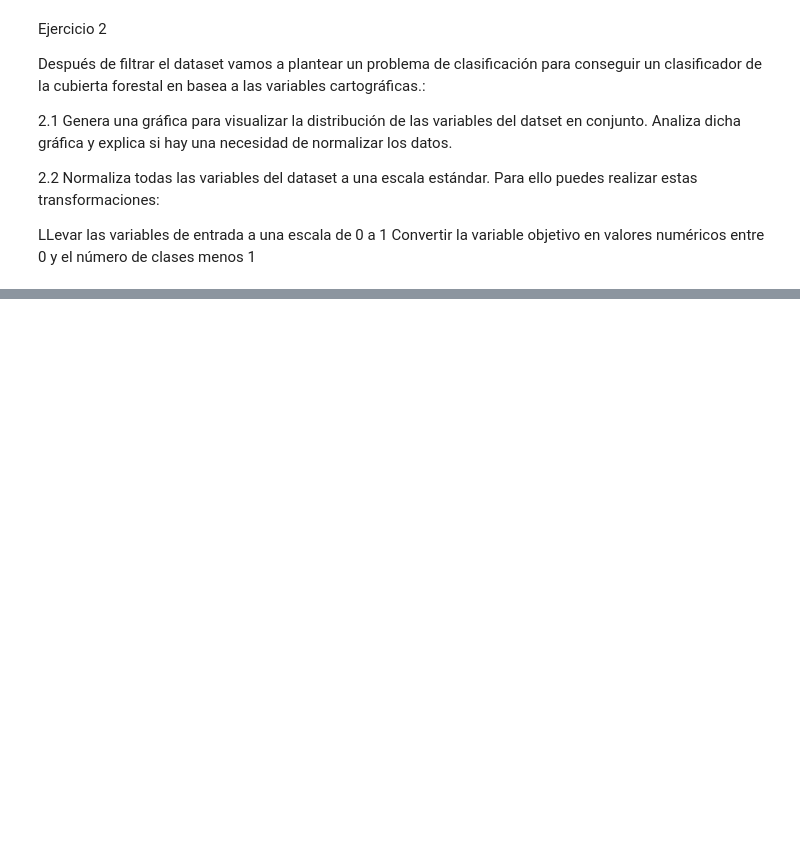
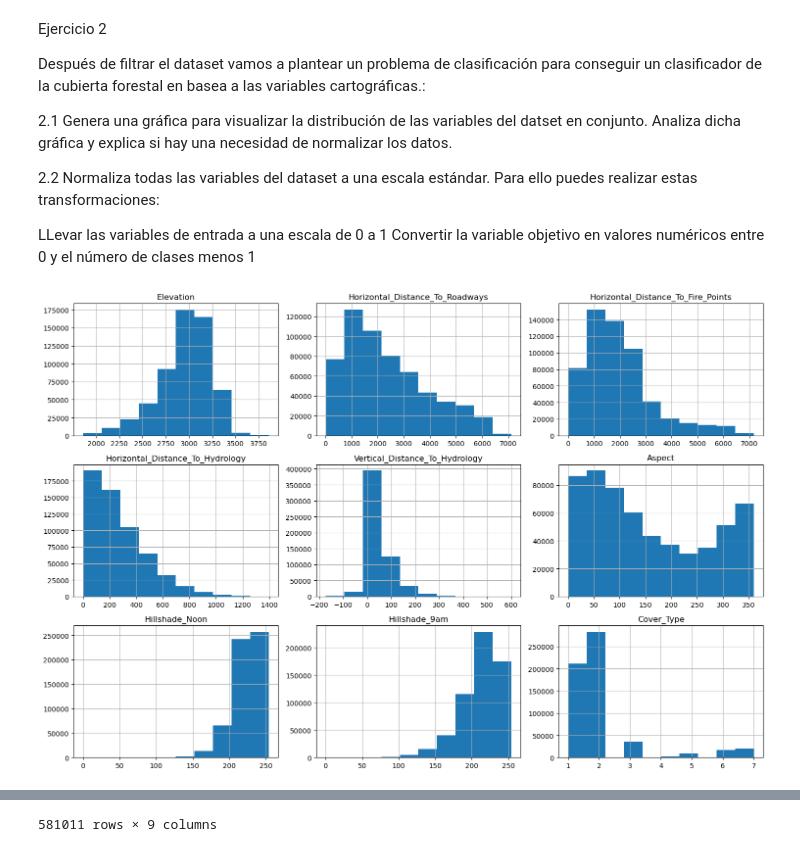
Before and after one commit to Nachosanchezz/Examen-EDA, a Jupyter notebook: bosque.ipynb, the cells around one changed output, grey strips where cells are left out. Drawn from its saved outputs; the diff is of its cells as text; code cells hidden in the pictures; blank space fills up the shorter version.

```diff
--- a/bosque.ipynb
+++ b/bosque.ipynb
@@ -147,21 +147,28 @@ Después de filtrar el dataset vamos a plantear un problema de clasificación pa
 LLevar las variables de entrada a una escala de 0 a 1
 Convertir la variable objetivo en valores numéricos entre 0 y el número de clases menos 1
 # %%
+
+df_reducir_2= df_reducir.copy()
+
 # Generamos un histograma
 
-df_reducir.hist(figsize=(15, 10))
+df_reducir_2.hist(figsize=(15, 10))
 
 # Diselo del histograma y lo mostramos
 
 plt.tight_layout()
 plt.show()
 
 # Ajustamos las variables para que estén en una escala precisa
 
 scaler = MinMaxScaler()
-X_scaled = scaler.fit_transform(df_reducir.drop(['Cover_Type'], axis=1))
+X_scaled = scaler.fit_transform(df_reducir_2.drop(['Cover_Type'], axis=1))
 
 # Asignamos un valor númerico diferente a cada categoría
 
 label = LabelEncoder()
-y_label = label.fit_transform(df_reducir['Cover_Type'])
+y_label = label.fit_transform(df_reducir_2['Cover_Type'])
+
+df_reducir_2
+# %% [output]
+[figure, added]
@@ -167,0 +187 @@ y_label = label.fit_transform(df_reducir['Cover_Type'])
+581011 rows × 9 columns
```
Also changed, not shown: parts of 2 cells of this notebook.
